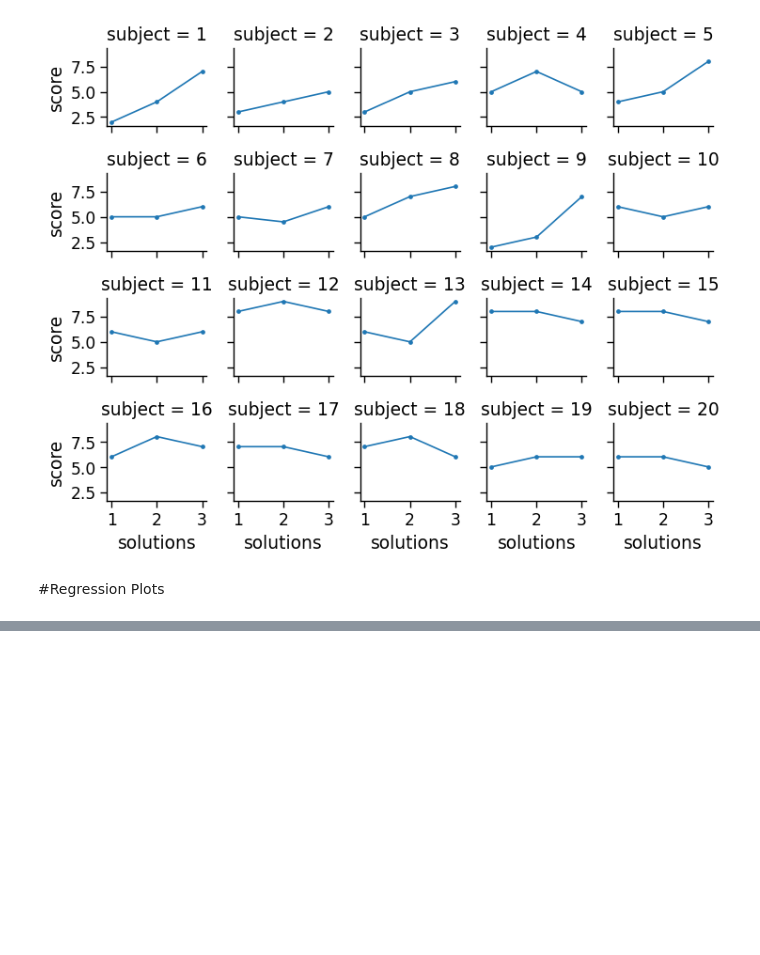
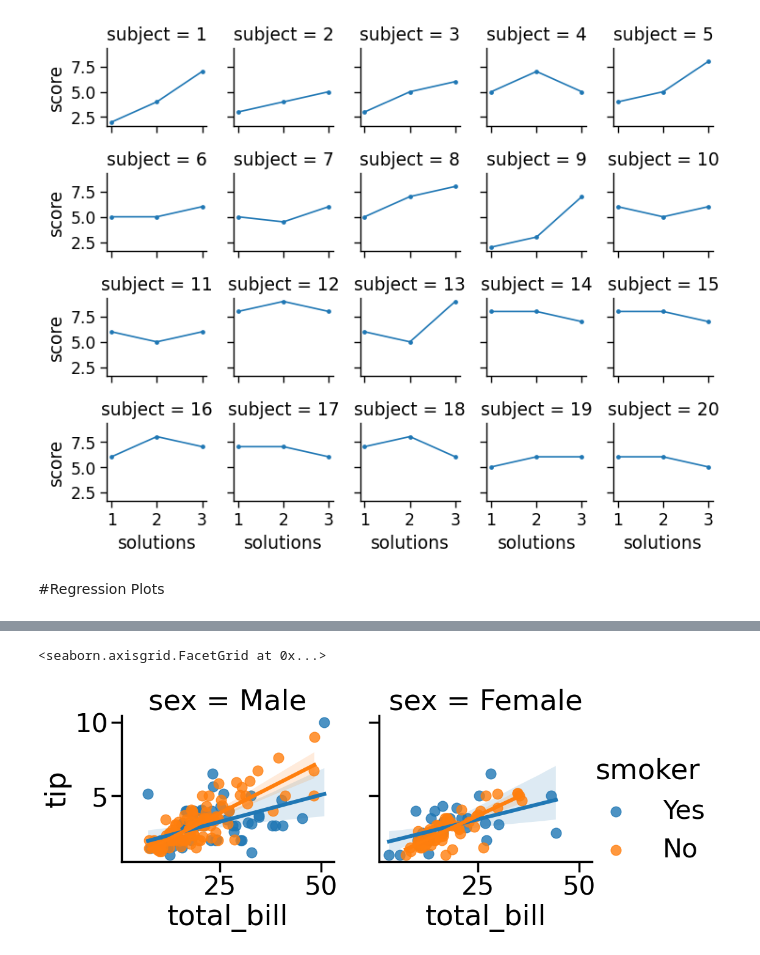
Before and after one commit to touhid0503/Seaborn, a Jupyter notebook: seaborn_12_02_26.ipynb, the cells around one changed output, grey strips where cells are left out. Cells and saved outputs as stored; diff of their text form; code cells hidden in the pictures; blank space fills up the shorter version.

```diff
--- a/seaborn_12_02_26.ipynb
+++ b/seaborn_12_02_26.ipynb
@@ -214,0 +240,5 @@ att_fg.map(plt.plot, 'solutions', 'score', marker='.')
+# %%
+sns.lmplot(x='total_bill', y='tip', col='sex', hue='smoker', data=tips_df)
+# %% [output]
+<seaborn.axisgrid.FacetGrid at 0x...>
+[figure, added]
```
Also changed, not shown: parts of 5 cells of this notebook.
